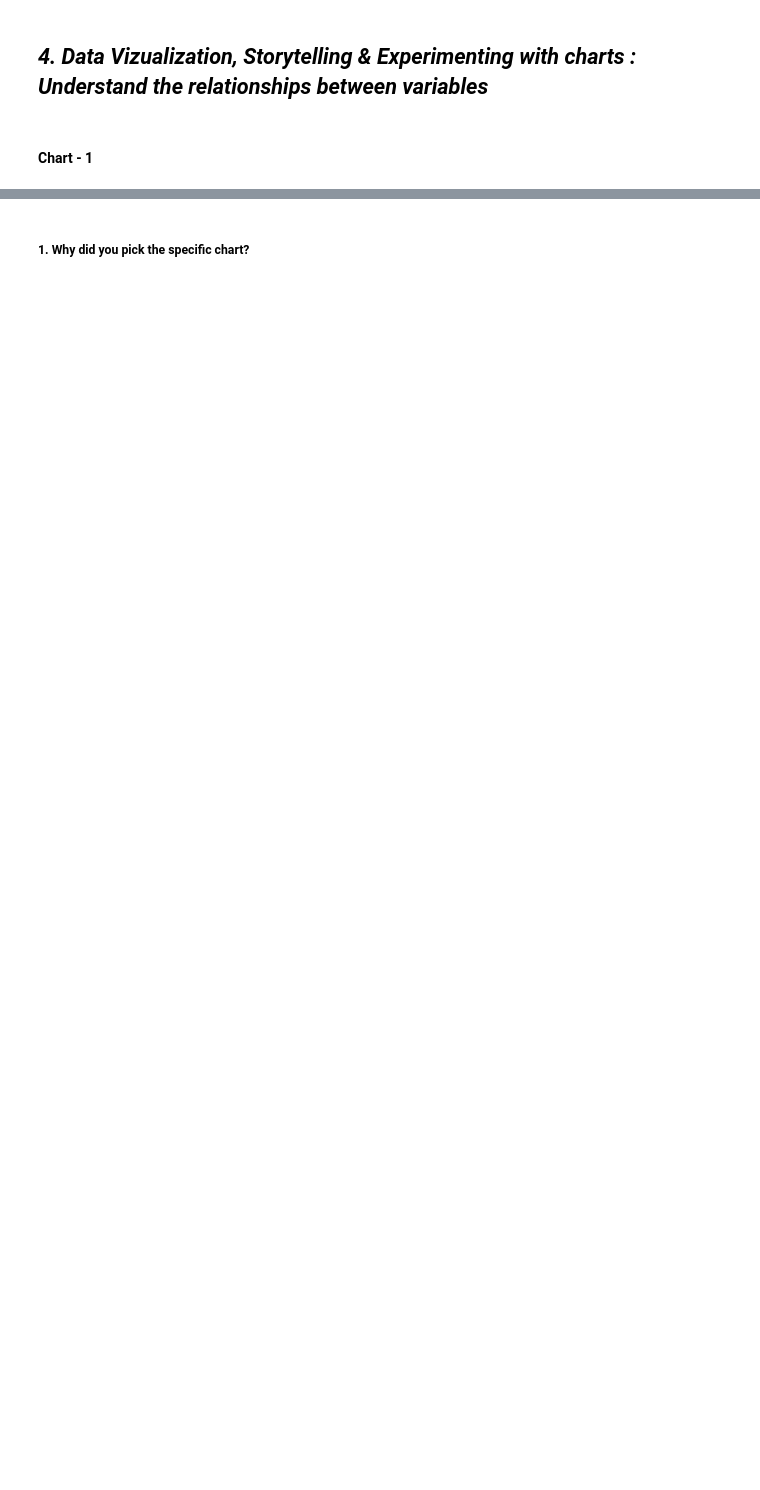
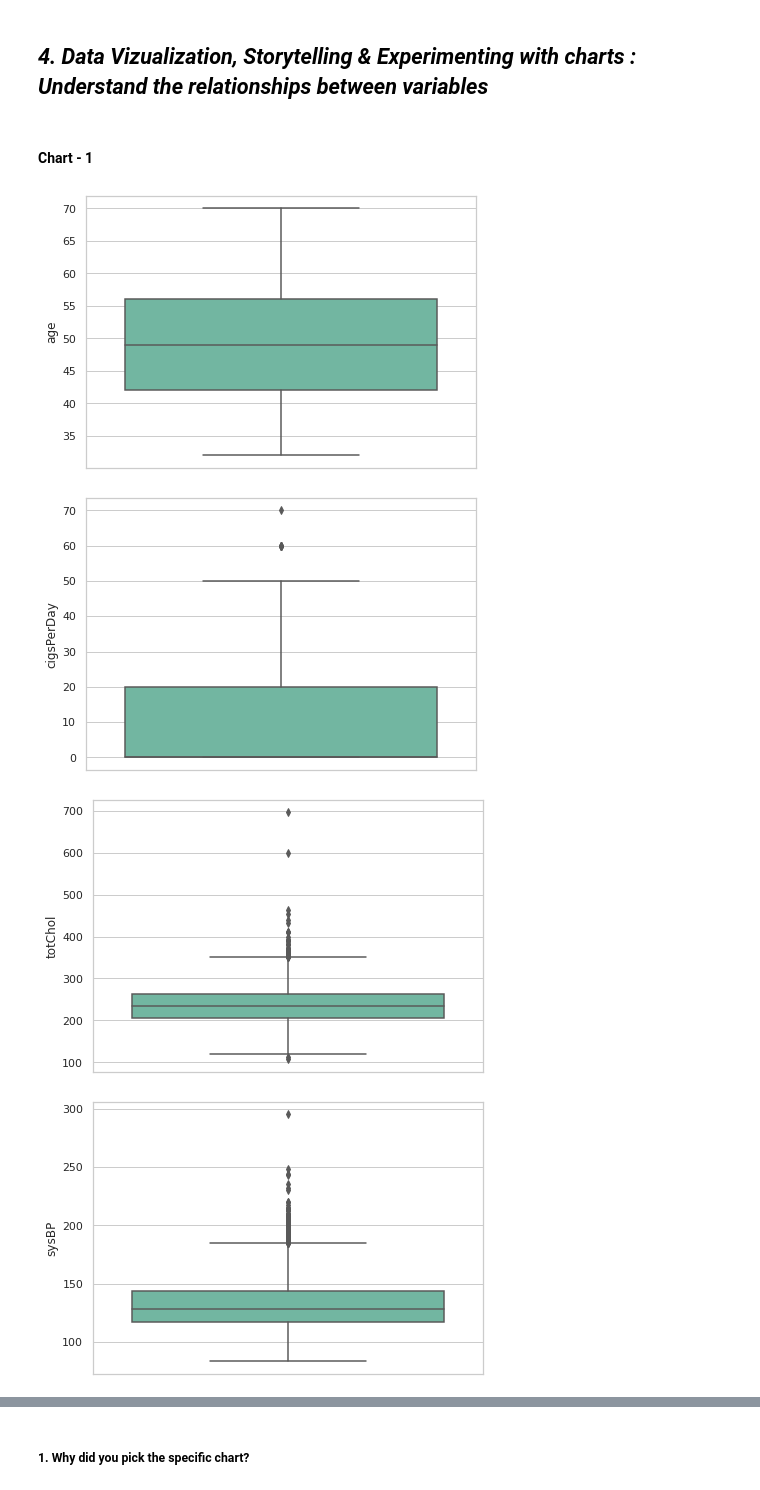
Before and after one commit to HKishanPatel/Cardiovascular-Risk-Prediction, a Jupyter notebook: Cardiovascular_Risk_Prediction.ipynb, the cells around one changed output, grey strips where cells are left out. Saved outputs shown, nothing was run; the diff lists cells and outputs as text; code cells hidden in the pictures; blank space fills up the shorter version.

```diff
--- a/Cardiovascular_Risk_Prediction.ipynb
+++ b/Cardiovascular_Risk_Prediction.ipynb
@@ -131,3 +304,6 @@ Answer Here
 ### Data Wrangling Code
 # %%
 # Write your code to make your dataset analysis ready.
+# Rename columns
+df.rename(columns = {'is_smoking':'smoking', 'TenYearCHD': 'Risk'}, inplace =True)
+df.columns
@@ -133,0 +315,28 @@ Answer Here
+# %%
+# Drop the unnesessary column and change data type
+df.drop('id', axis = 1, inplace = True)
+# %%
+# Fill the null value in categorical columns
+
+# Finding the most frequent value in BPMeds column
+most_frequent_bpmeds = df['BPMeds'].mode()[0]
+
+# Filling in null values with most frequent value
+df['BPMeds'].fillna(most_frequent_bpmeds, inplace = True)
+
+# Finding the most frequent value in education column
+most_frequent_education = df['education'].mode()[0]
+
+# Filling in null values with most frequent value
+df['education'].fillna(most_frequent_education, inplace = True)
+# %%
+# Fill the null values in continous columns using KNNImupter
+
+# Create an instance of the KNNImputer class
+imputer = KNNImputer(n_neighbors=5)
+
+# Fit the imputer to the DataFrame
+imputer.fit(df[['cigsPerDay', 'totChol', 'BMI', 'heartRate', 'glucose']])
+
+# Transform the DataFrame to fill in the null values
+df[['cigsPerDay', 'totChol', 'BMI', 'heartRate', 'glucose']] = imputer.transform(df[['cigsPerDay', 'totChol', 'BMI', 'heartRate', 'glucose']])
@@ -143,0 +373,14 @@ Answer Here.
+# %%
+# Chart - 1 visualization code
+num_var = ['age','cigsPerDay','totChol','sysBP','diaBP','BMI','heartRate','glucose']
+
+# Numerical features plotting
+for i in num_var:
+    plt.figure(figsize=(7,5))
+    sns.boxplot(y = df[i])
+    plt.show()
+# %% [output]
+[figure, added]
+[figure, added]
+[figure, added]
+[figure, added]
```
Also changed, not shown: parts of 48 cells of this notebook.
